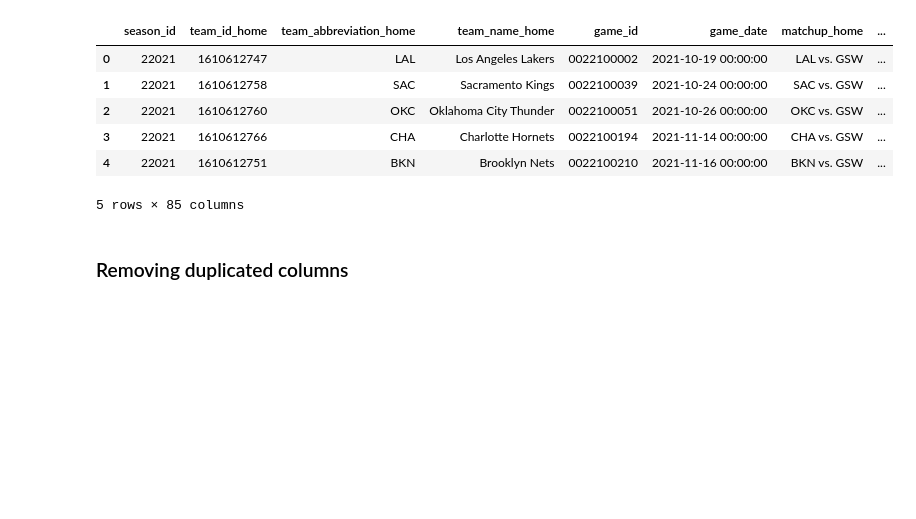
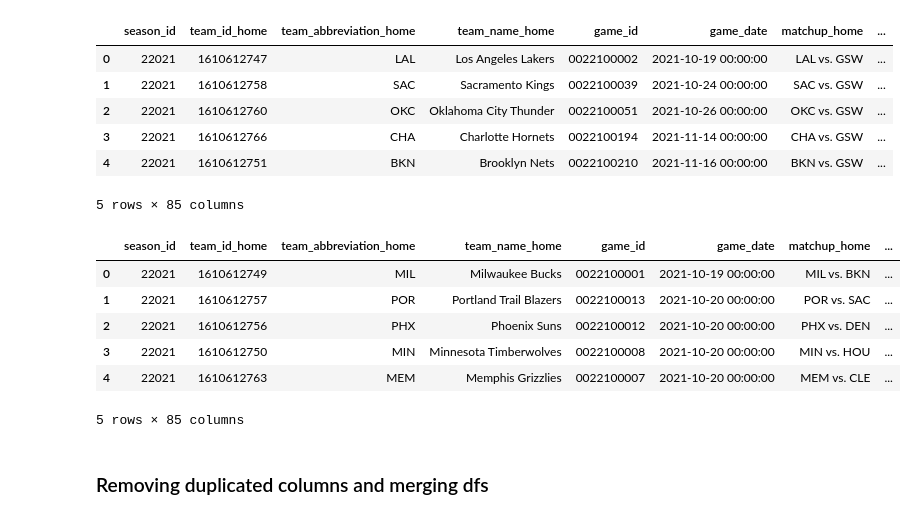
Before and after one commit to daniloldn/EDA, a Jupyter notebook: eda.ipynb, the cells around one changed output. Drawn from its saved outputs; the diff is of its cells as text; code cells hidden in the pictures; blank space fills up the shorter version.

```diff
--- a/eda.ipynb
+++ b/eda.ipynb
@@ -56,8 +58,28 @@ df_away.head()
 | 3 | 22021 | 1610612766 | CHA | Charlotte Hornets | 0022100194 | 2021-11-14 00:00:00 | CHA vs. GSW | ... |
 | 4 | 22021 | 1610612751 | BKN | Brooklyn Nets | 0022100210 | 2021-11-16 00:00:00 | BKN vs. GSW | ... |
 5 rows × 85 columns
+# %%
+query = """
+SELECT *
+FROM game AS g
+JOIN other_stats AS o ON g.game_id = o.game_id
+JOIN game_info as i ON g.game_id = i.game_id
+WHERE matchup_home  NOT LIKE "%GSW%"
+    AND g.season_id = "22021"
+
+"""
+df_others = pd.read_sql_query(query, conn)
+df_others.head()
+# %% [output]
+|  | season_id | team_id_home | team_abbreviation_home | team_name_home | game_id | game_date | matchup_home | ... |
+| 0 | 22021 | 1610612749 | MIL | Milwaukee Bucks | 0022100001 | 2021-10-19 00:00:00 | MIL vs. BKN | ... |
+| 1 | 22021 | 1610612757 | POR | Portland Trail Blazers | 0022100013 | 2021-10-20 00:00:00 | POR vs. SAC | ... |
+| 2 | 22021 | 1610612756 | PHX | Phoenix Suns | 0022100012 | 2021-10-20 00:00:00 | PHX vs. DEN | ... |
+| 3 | 22021 | 1610612750 | MIN | Minnesota Timberwolves | 0022100008 | 2021-10-20 00:00:00 | MIN vs. HOU | ... |
+| 4 | 22021 | 1610612763 | MEM | Memphis Grizzlies | 0022100007 | 2021-10-20 00:00:00 | MEM vs. CLE | ... |
+5 rows × 85 columns
 # %% [markdown]
-### Removing duplicated columns
+### Removing duplicated columns and merging dfs
 # %%
 df_home = df_home.loc[:, ~df_home.columns.duplicated()]
 df_away = df_away.loc[:, ~df_away.columns.duplicated()]
```
Also changed, not shown: parts of 8 cells of this notebook, 1 other file.
